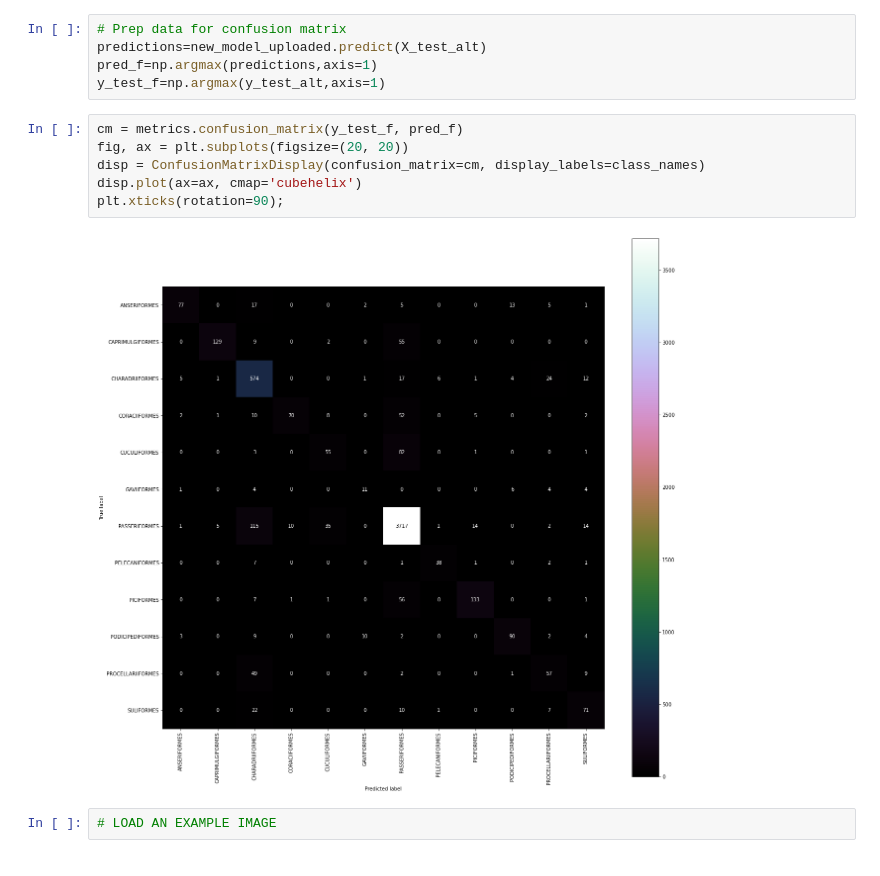
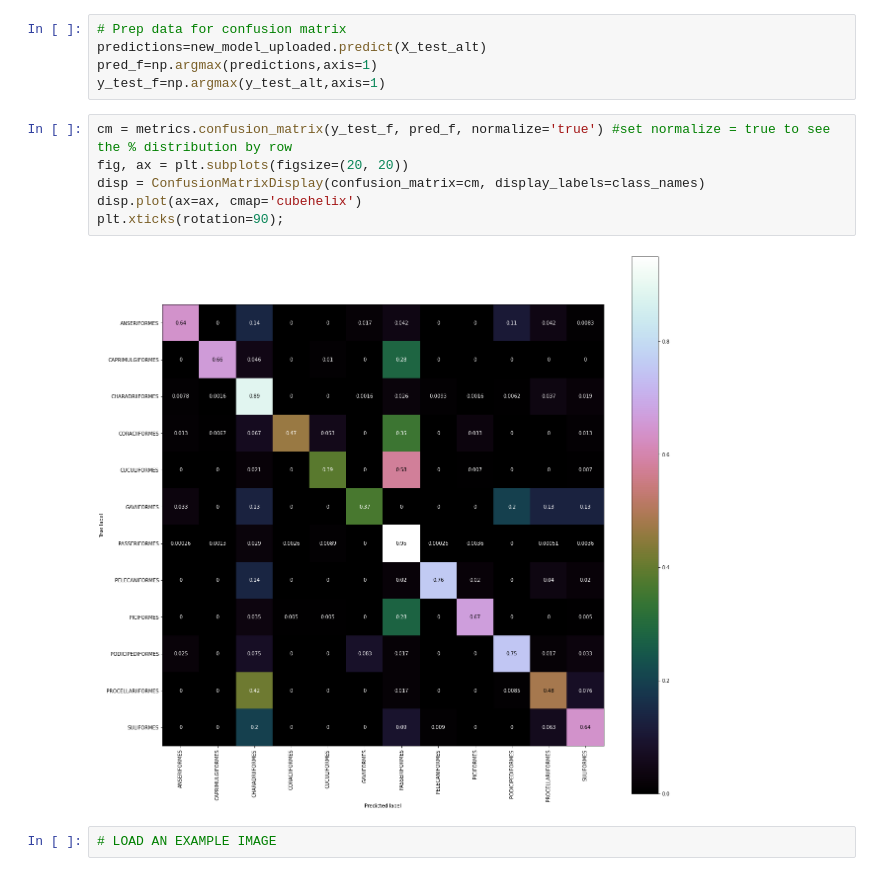
Before and after one commit to jmsquires21/Bird-Classifications, a Jupyter notebook: Refined_NN_Order_Classes.ipynb, the cells around one changed output. Cells and saved outputs as stored; diff of their text form.

```diff
--- a/Refined_NN_Order_Classes.ipynb
+++ b/Refined_NN_Order_Classes.ipynb
@@ -380,13 +392,13 @@ predictions=new_model_uploaded.predict(X_test_alt)
 pred_f=np.argmax(predictions,axis=1)
 y_test_f=np.argmax(y_test_alt,axis=1)
 # %%
-cm = metrics.confusion_matrix(y_test_f, pred_f)
+cm = metrics.confusion_matrix(y_test_f, pred_f, normalize='true') #set normalize = true to see the % distribution by row
 fig, ax = plt.subplots(figsize=(20, 20))
 disp = ConfusionMatrixDisplay(confusion_matrix=cm, display_labels=class_names)
 disp.plot(ax=ax, cmap='cubehelix')
 plt.xticks(rotation=90);
 # %% [output]
-[figure, old version]
+[figure, new version]
 # %%
 # LOAD AN EXAMPLE IMAGE
 # %%
```
Also changed, not shown: parts of 13 cells of this notebook, 6 other files.
